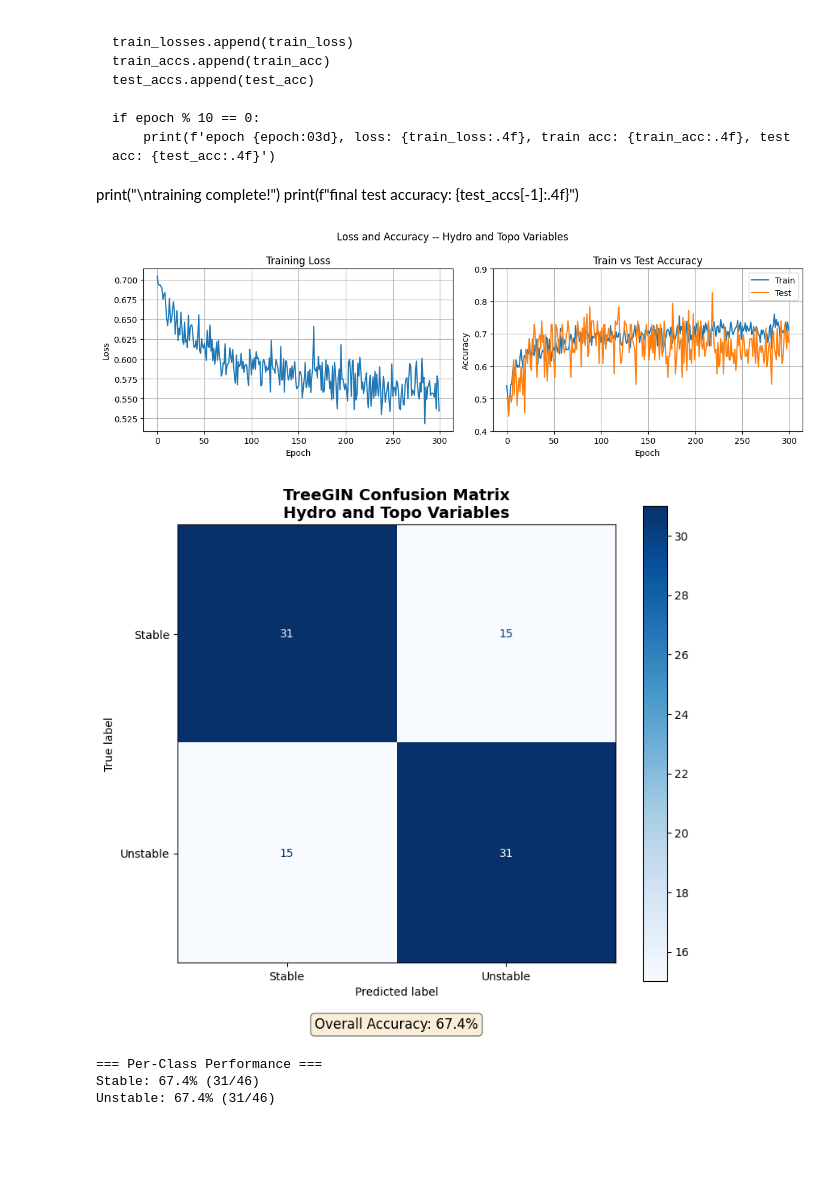
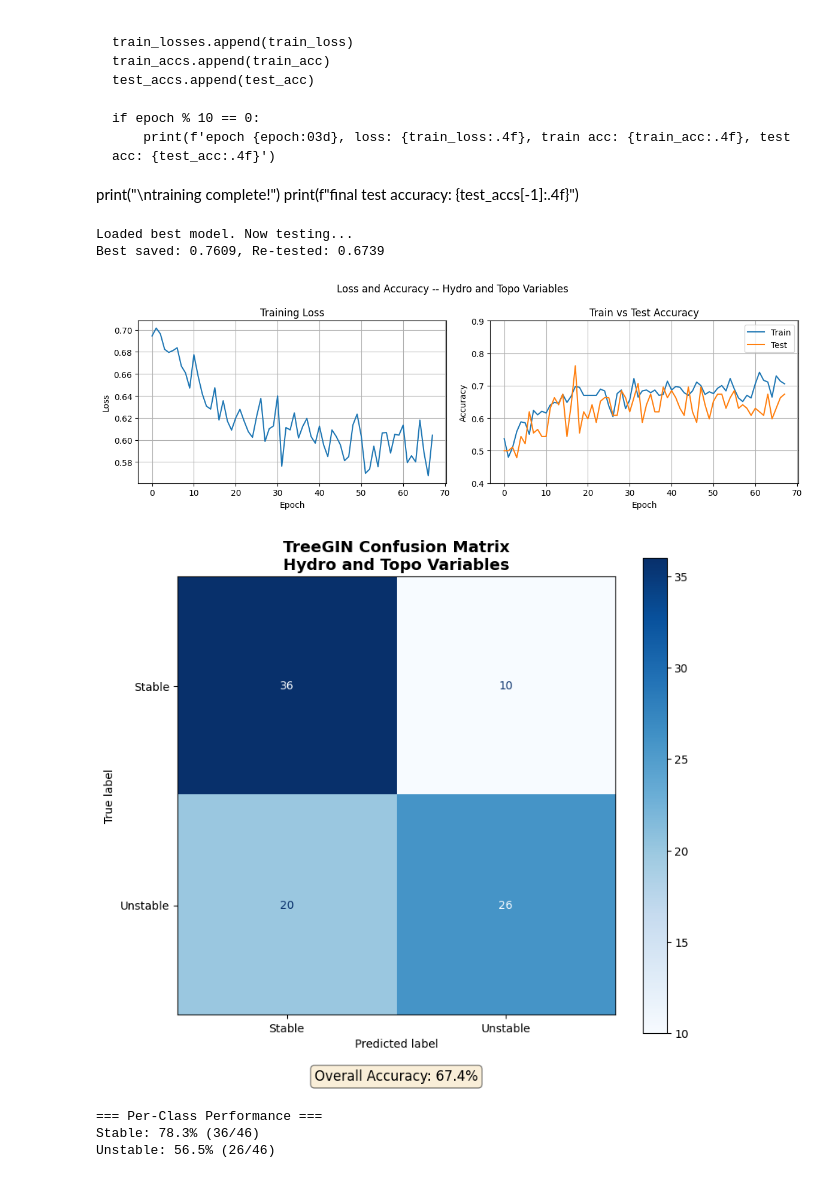
Before and after one commit to waltersn-maine/gdnn, a Jupyter notebook: WolfGraph/0.WolfGIN.ipynb, the cells around one changed output. Drawn from its saved outputs; the diff is of its cells as text; code cells hidden in the pictures; blank space fills up the shorter version.

```diff
--- a/WolfGraph/0.WolfGIN.ipynb
+++ b/WolfGraph/0.WolfGIN.ipynb
@@ -112,0 +99,21 @@ print(f"\nTrain: {len(train_data)}, Test: {len(test_data)}")
+# %%
+# Use stratified split
+from sklearn.model_selection import train_test_split
+train_idx, test_idx = train_test_split(
+    range(len(pyg_dataset)),
+    test_size=0.2,
+    random_state=42,
+    stratify=[d.y.item() for d in pyg_dataset]
+)
+
+# Use Subset to create the actual datasets
+from torch.utils.data import Subset
+
+train_data = Subset(pyg_dataset, train_idx)
+test_data = Subset(pyg_dataset, test_idx)
+
+# Now create loaders as before
+train_loader = DataLoader(train_data, batch_size=16, shuffle=True)
+test_loader = DataLoader(test_data, batch_size=16, shuffle=False)
+
+print(f"\nTrain: {len(train_data)}, Test: {len(test_data)}")
@@ -250,7 +304,7 @@ def test(loader):
 best_test_acc = 0
 best_model = None
 checkpoint = None
-patience = 30
+patience = 50
 no_improve_count = 0
 max_epochs = 300
 train_losses = []
@@ -271,6 +325,10 @@ for epoch in range(max_epochs):
     if test_acc > best_test_acc + 0.001:
         best_test_acc = test_acc
         no_improve_count = 0
+        best_model = model.state_dict().copy()
+        best_epoch = epoch
+        print(f"✓ Epoch {epoch}: New best: {test_acc:.4f} Train: {train_acc:.4}")
+        '''
         checkpoint = {
             'epoch': epoch + 1,
             'state_dict': model.state_dict().copy(),
@@ -278,16 +336,19 @@ for epoch in range(max_epochs):
             'loss': train_loss,
             'test_acc': test_acc
         }
+        '''
         # torch.save(checkpoint, 'model_checkpoint.pth.tar')
-        # best_model = model.state_dict().copy()
+        best_model = model.state_dict().copy()
         # torch.save(model.state_dict(), 'best_gin.pt')
     else:
         no_improve_count += 1
 
     if no_improve_count >= patience:
         print(f"early stopping at epoch {epoch}")
+        print(f"Best was epoch {best_epoch} with {best_test_acc:.4f}")
+        print(f"final test accuracy: {test_accs[-1]:.4f}")
         if best_model is not None:
-            model.load_state_dict(checkpoint['state_dict'])  # ← LOAD BEST MODEL
-            optimizer.load_state_dict(['optimizer'])
-            print(f"best test accuracy: {best_test_acc}")
+            model.load_state_dict(best_model)  # ← LOAD BEST MODEL
+            #optimizer.load_state_dict(['optimizer'])
+            print(f"Loaded model from epoch {best_epoch}")
         break
@@ -313,6 +394,15 @@ for epoch in range(1, num_epochs + 1):
 
 print("\ntraining complete!")
 print(f"final test accuracy: {test_accs[-1]:.4f}")
+# %%
+model.load_state_dict(best_model)
+print(f"Loaded best model. Now testing...")
+model.eval()
+test_acc_verify = test(test_loader)  # Does this match best_test_acc?
+print(f"Best saved: {best_test_acc:.4f}, Re-tested: {test_acc_verify:.4f}")
+# %% [output]
+Loaded best model. Now testing...
+Best saved: 0.7609, Re-tested: 0.6739
 # %%
 # results
 # using 10 features and 64 hidden layers
@@ -352,9 +442,10 @@ plt.tight_layout()
 #plt.savefig("fig_459hydroTopoSU69_loss.png")
 plt.show()
 # %% [output]
-[figure, old version]
+[figure, new version]
 # %%
 # Get predictions on test set
+model.load_state_dict(best_model)
 model.eval()
 all_preds = []
 all_labels = []
@@ -366,34 +457,34 @@ with torch.no_grad():
         pred = out.argmax(dim=1)
         all_preds.extend(pred.cpu().numpy())
         all_labels.extend(data.y.cpu().numpy())
 
 # Create confusion matrix
 cm = confusion_matrix(all_labels, all_preds)
 
 # Plot
 fig, ax = plt.subplots(figsize=(8, 7))
 disp = ConfusionMatrixDisplay(confusion_matrix=cm,
                                display_labels=['Stable', 'Unstable'])
 disp.plot(ax=ax, cmap='Blues', values_format='d')
 ax.set_title('TreeGIN Confusion Matrix\nHydro and Topo Variables', fontsize=14, fontweight='bold')
 
 # Add accuracy to plot
 acc = np.trace(cm) / np.sum(cm)
 ax.text(0.5, -0.15, f'Overall Accuracy: {acc:.1%}',
         transform=ax.transAxes, ha='center', fontsize=12,
         bbox=dict(boxstyle='round', facecolor='wheat', alpha=0.5))
 
 plt.tight_layout()
 #plt.savefig('fig_459hydroTopoSU69_confM.png', dpi=300, bbox_inches='tight')
 plt.show()
 
 # Print per-class accuracy
 print("\n=== Per-Class Performance ===")
 for i, label in enumerate(['Stable', 'Unstable']):
     class_acc = cm[i, i] / cm[i, :].sum() if cm[i, :].sum() > 0 else 0
     print(f"{label}: {class_acc:.1%} ({cm[i, i]}/{cm[i, :].sum()})")
 # %% [output]
-[figure, old version]
+[figure, new version]
 === Per-Class Performance ===
-Stable: 67.4% (31/46)
-Unstable: 67.4% (31/46)
+Stable: 78.3% (36/46)
+Unstable: 56.5% (26/46)
```
Also changed, not shown: parts of 14 cells of this notebook, 3 other files.
